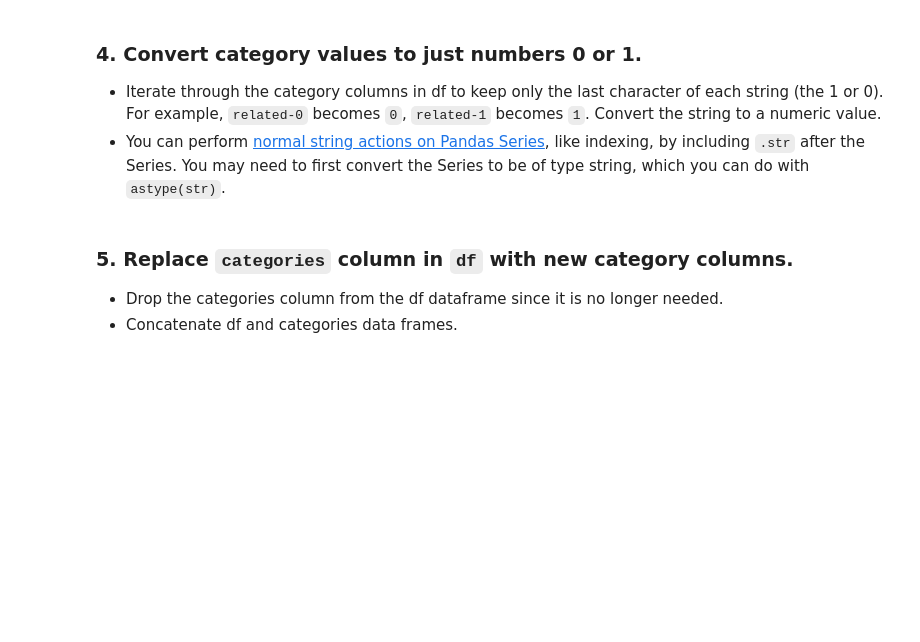
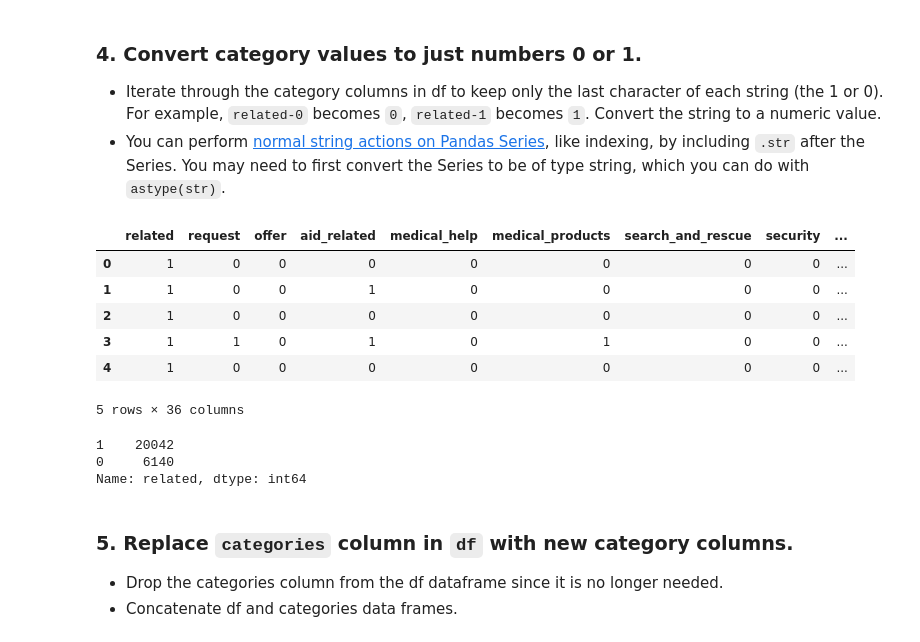
Before and after one commit to Abdulrahman-CS99/Disaster-Response-Pipeline, a Jupyter notebook: data/ETL Pipeline Preparation.ipynb, the cells around one changed output. Cells and saved outputs as stored; diff of their text form; code cells hidden in the pictures; blank space fills up the shorter version.

```diff
--- a/data/ETL Pipeline Preparation.ipynb
+++ b/data/ETL Pipeline Preparation.ipynb
@@ -51,9 +95,17 @@ categories.head()
 - You can perform [normal string actions on Pandas Series](https://pandas.pydata.org/pandas-docs/stable/text.html#indexing-with-str), like indexing, by including `.str` after the Series. You may need to first convert the Series to be of type string, which you can do with `astype(str)`.
 # %%
 for column in categories:
-    # set each value to be the last character of the string
-    categories[column] =
+        # set each value to be the last character of the string
+     categories[column] = categories[column].apply(lambda x: x.split('-')[1])
 
     # convert column from string to numeric
-    categories[column] =
+     categories[column] = categories[column].astype(int)
 categories.head()
+# %% [output]
+|  | related | request | offer | aid_related | medical_help | medical_products | search_and_rescue | security | ... |
+| 0 | 1 | 0 | 0 | 0 | 0 | 0 | 0 | 0 | ... |
+| 1 | 1 | 0 | 0 | 1 | 0 | 0 | 0 | 0 | ... |
+| 2 | 1 | 0 | 0 | 0 | 0 | 0 | 0 | 0 | ... |
+| 3 | 1 | 1 | 0 | 1 | 0 | 1 | 0 | 0 | ... |
+| 4 | 1 | 0 | 0 | 0 | 0 | 0 | 0 | 0 | ... |
+5 rows × 36 columns
@@ -60,3 +119,9 @@ categories.head()
+# %%
+categories['related'].value_counts()
+# %% [output]
+1    20042
+0     6140
+Name: related, dtype: int64
 # %% [markdown]
 ### 5. Replace `categories` column in `df` with new category columns.
 - Drop the categories column from the df dataframe since it is no longer needed.
```
Also changed, not shown: parts of 15 cells of this notebook.
